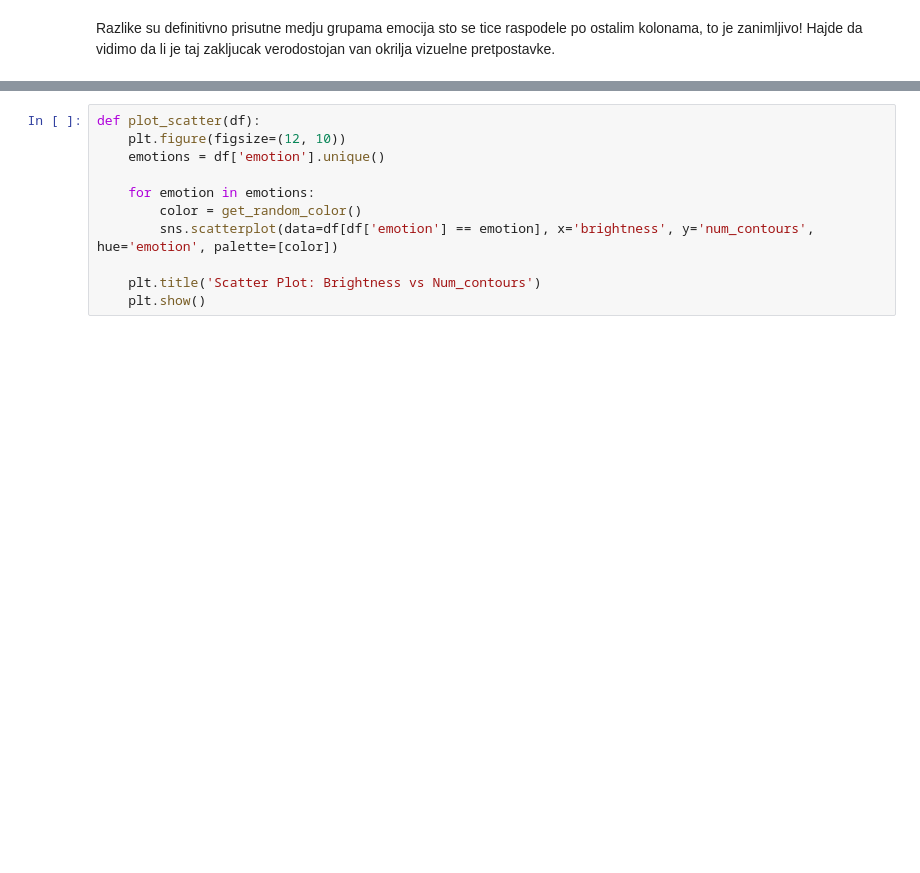
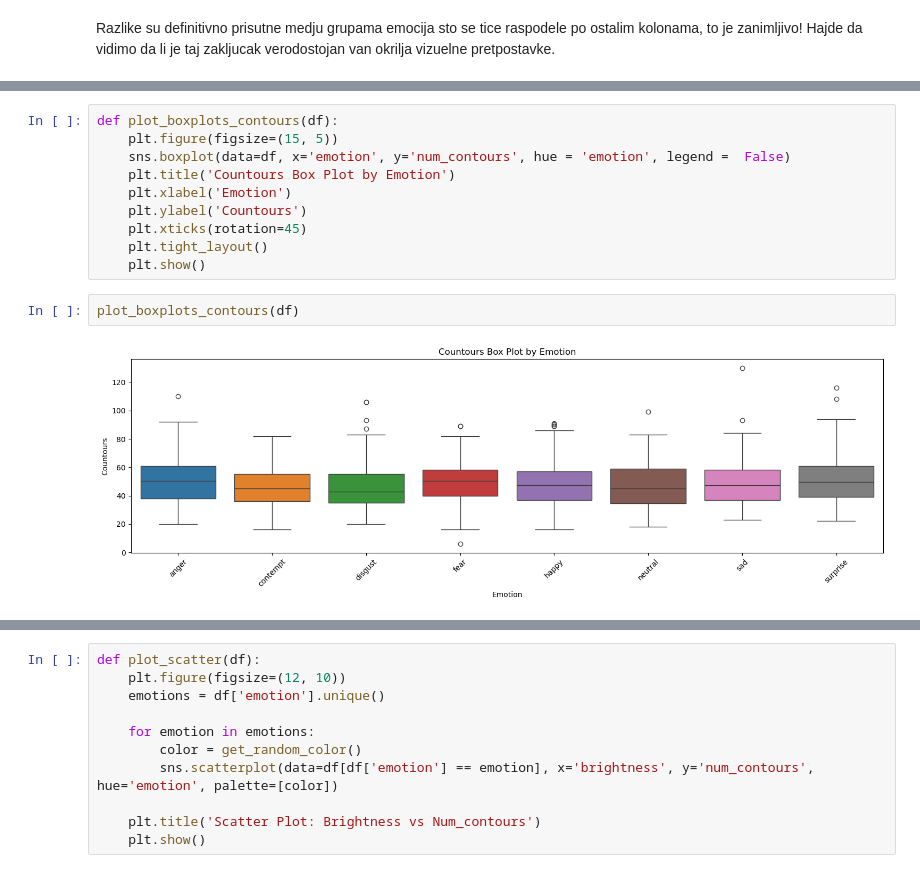
Before and after one commit to olimpijada72/Facial_Expression_Recognition, a Jupyter notebook: analiza_podataka.ipynb, the cells around one changed output, grey strips where cells are left out. Cells and saved outputs as stored; diff of their text form; blank space fills up the shorter version.

```diff
--- a/analiza_podataka.ipynb
+++ b/analiza_podataka.ipynb
@@ -112,2 +151,16 @@ plot_boxplots(df)
 # %% [output]
 [figure]
+# %%
+def plot_boxplots_contours(df):
+    plt.figure(figsize=(15, 5))
+    sns.boxplot(data=df, x='emotion', y='num_contours', hue = 'emotion', legend =  False)
+    plt.title('Countours Box Plot by Emotion')
+    plt.xlabel('Emotion')
+    plt.ylabel('Countours')
+    plt.xticks(rotation=45)
+    plt.tight_layout()
+    plt.show()
+# %%
+plot_boxplots_contours(df)
+# %% [output]
+[figure, added]
```
Also changed, not shown: parts of 7 cells of this notebook, 3 other files.
